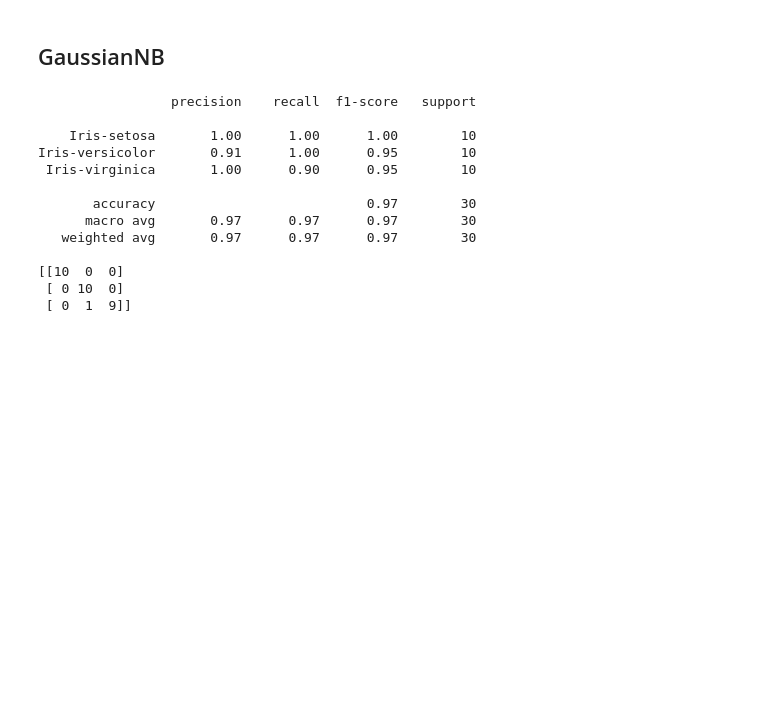
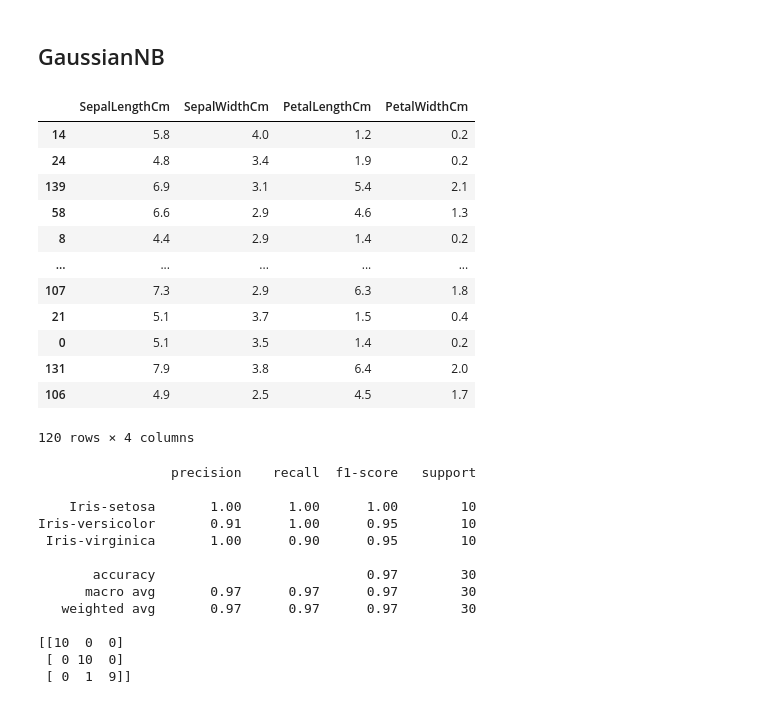
Before and after one commit to jlang62/machine-learning-exercises, a Jupyter notebook: lectures/Lecture_5_Classification_Iris_Practice.ipynb, the cells around one changed output. Cells and saved outputs as stored; diff of their text form; code cells hidden in the pictures; blank space fills up the shorter version.

```diff
--- a/lectures/Lecture_5_Classification_Iris_Practice.ipynb
+++ b/lectures/Lecture_5_Classification_Iris_Practice.ipynb
@@ -502,6 +502,22 @@ Iris-versicolor       1.00      1.00      1.00        13
 ## GaussianNB
 # %%
 from sklearn.naive_bayes import GaussianNB
+# %%
+X_train
+# %% [output]
+|  | SepalLengthCm | SepalWidthCm | PetalLengthCm | PetalWidthCm |
+| 14 | 5.8 | 4.0 | 1.2 | 0.2 |
+| 24 | 4.8 | 3.4 | 1.9 | 0.2 |
+| 139 | 6.9 | 3.1 | 5.4 | 2.1 |
+| 58 | 6.6 | 2.9 | 4.6 | 1.3 |
+| 8 | 4.4 | 2.9 | 1.4 | 0.2 |
+| ... | ... | ... | ... | ... |
+| 107 | 7.3 | 2.9 | 6.3 | 1.8 |
+| 21 | 5.1 | 3.7 | 1.5 | 0.4 |
+| 0 | 5.1 | 3.5 | 1.4 | 0.2 |
+| 131 | 7.9 | 3.8 | 6.4 | 2.0 |
+| 106 | 4.9 | 2.5 | 4.5 | 1.7 |
+120 rows × 4 columns
 # %%
 gaussian = GaussianNB()
 gaussian.fit(X_train, y_train)
```
Also changed, not shown: parts of 2 cells of this notebook, 3 other files.
